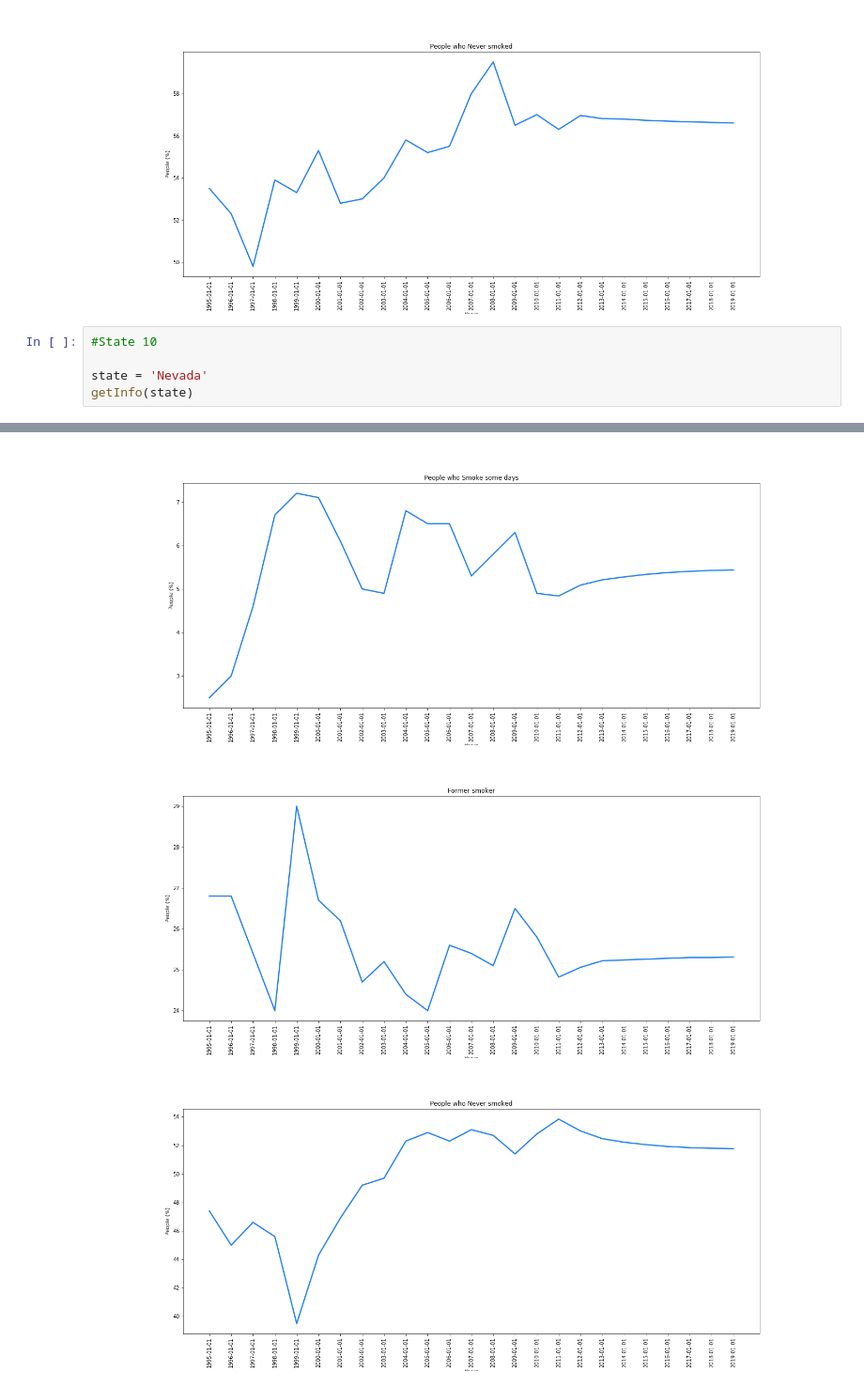
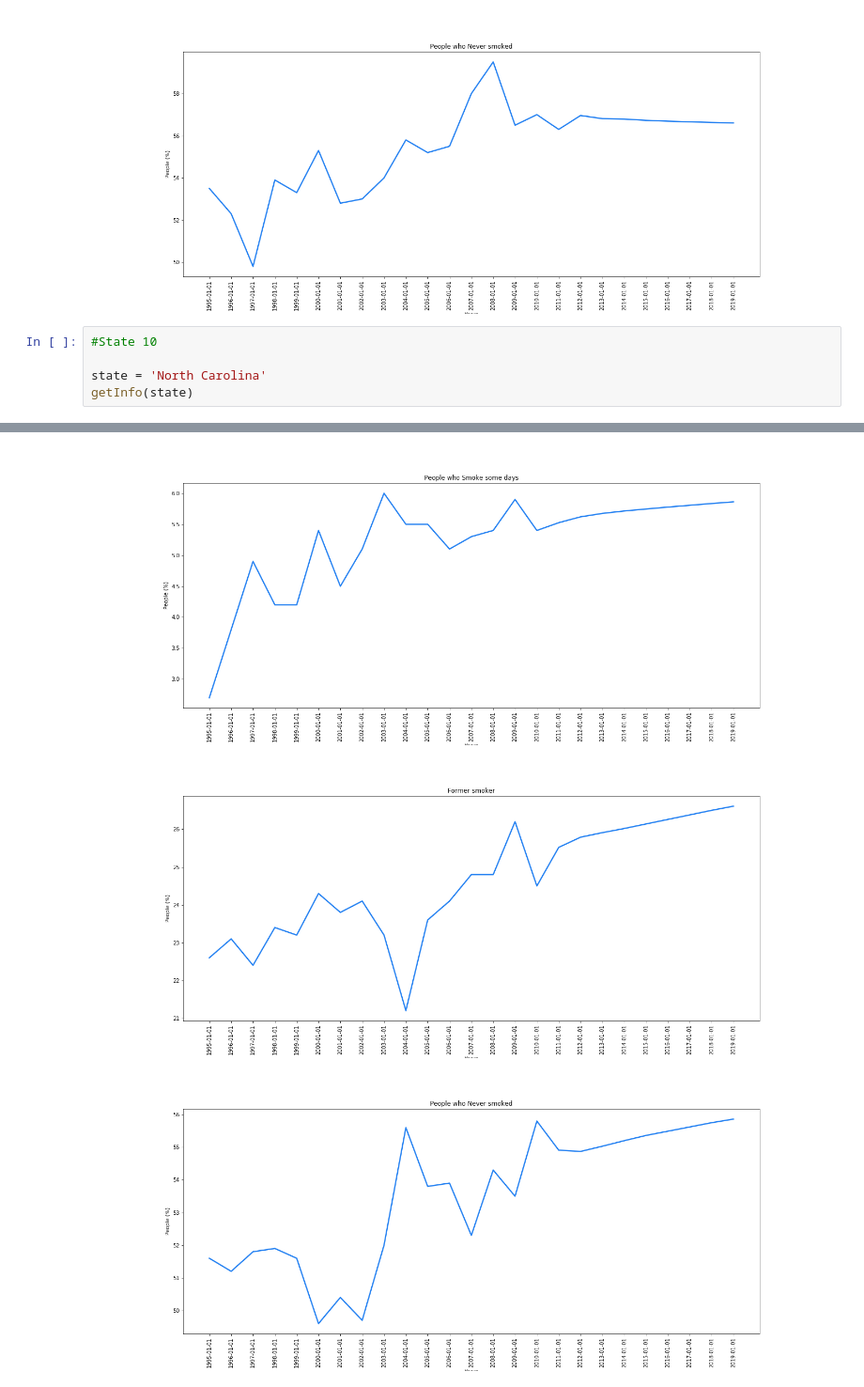
Before and after one commit to SushmithaPakanati/final_project_2020Sp, a Jupyter notebook: Code.ipynb, the cells around one changed output, grey strips where cells are left out. Shown at 94% size. Cells and saved outputs as stored; diff of their text form.

Commit message:
Code updated with results for 10 states in the US with largest economy

```diff
--- a/Code.ipynb
+++ b/Code.ipynb
@@ -414,7 +415,7 @@ getInfo(state)
 # %%
 #State 10
 
-state = 'Nevada'
+state = 'North Carolina'
 getInfo(state)
 # %% [output]
 |  | Year | State | Smoke everyday | Smoke some days | Former smoker | Never smoked |
@@ -438,3 +439,3 @@ getInfo(state)
-[figure, old version]
+[figure, new version]
-[figure, old version]
+[figure, new version]
-[figure, old version]
+[figure, new version]
```
Also changed, not shown: parts of 8 cells of this notebook.
